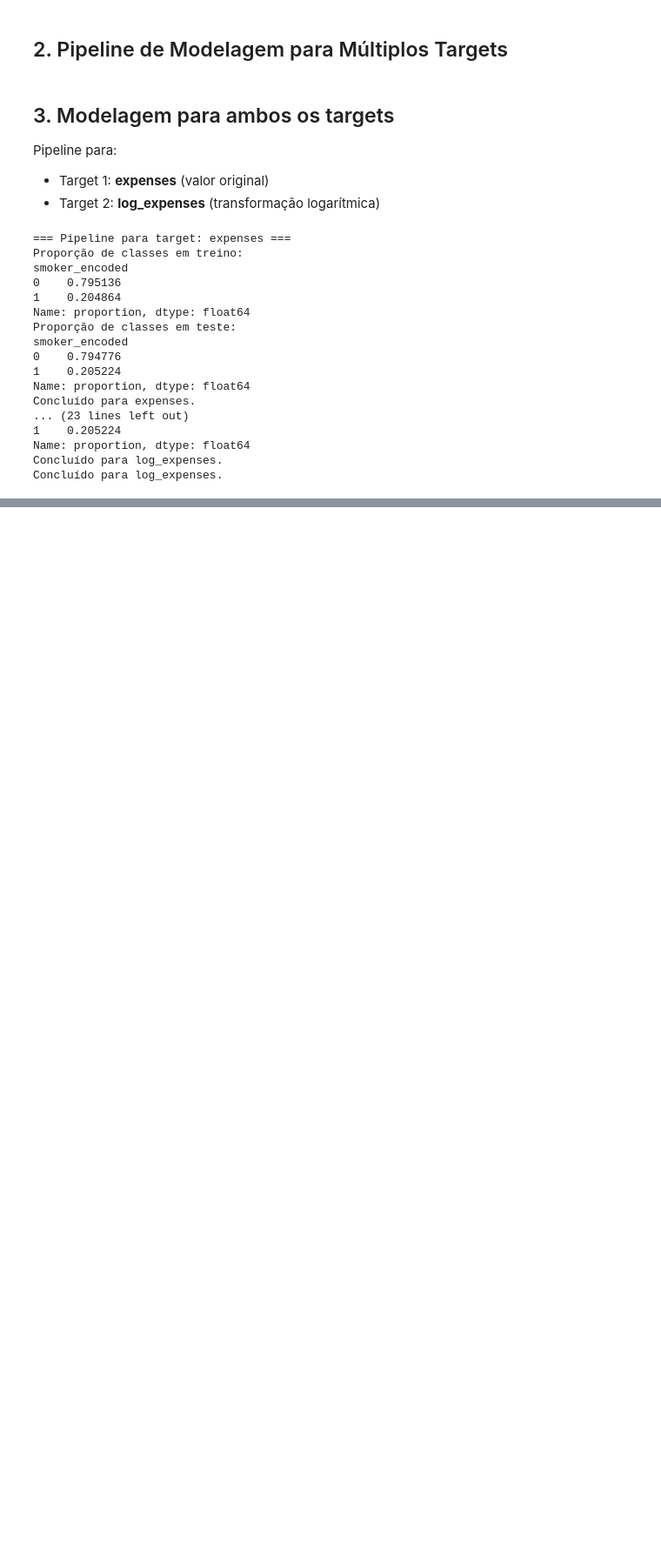
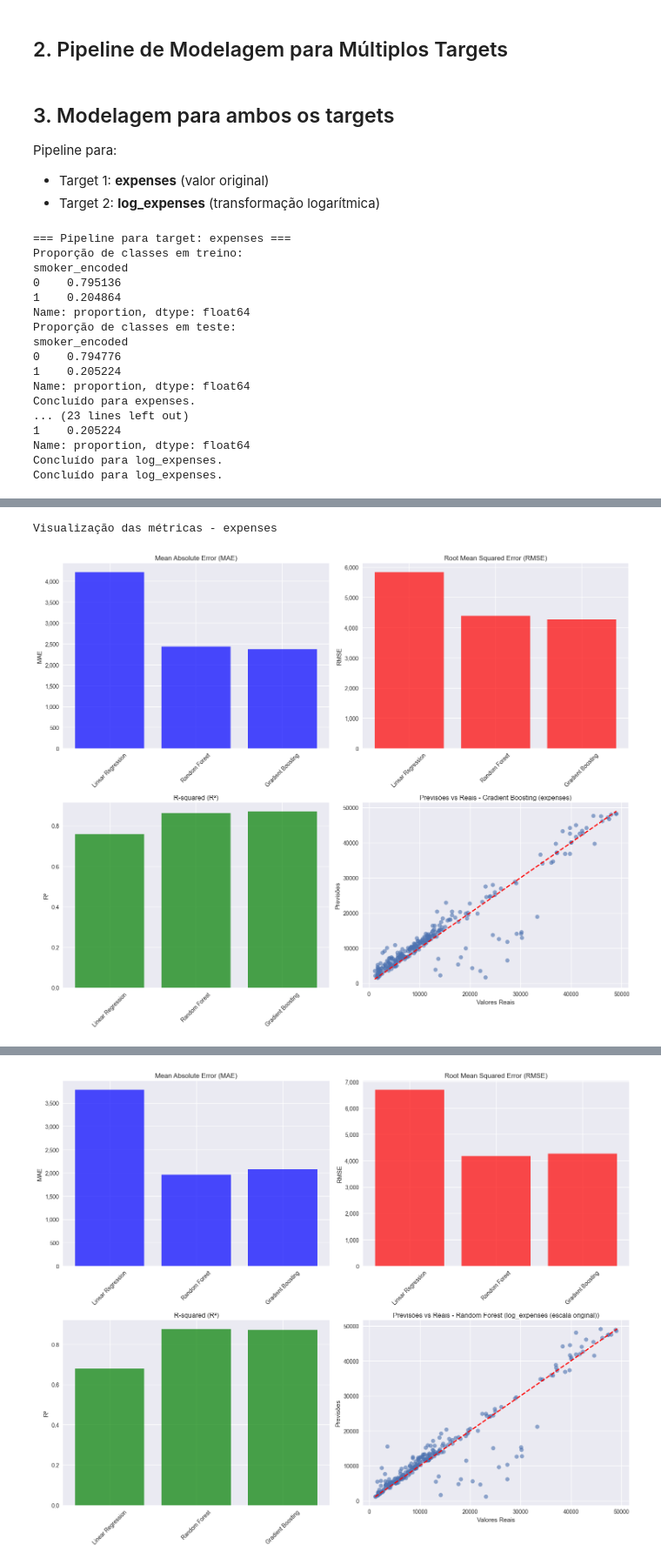
Before and after one commit to pradodis/FIAP_TC1, a Jupyter notebook: Notebook_TC1_FIAP_Sec5_Treinamento_Avaliacao.ipynb, the cells around one changed output, grey strips where cells are left out. Shown at 87% size. Cells and saved outputs as stored; diff of their text form; code cells hidden in the pictures; blank space fills up the shorter version.

```diff
--- a/Notebook_TC1_FIAP_Sec5_Treinamento_Avaliacao.ipynb
+++ b/Notebook_TC1_FIAP_Sec5_Treinamento_Avaliacao.ipynb
@@ -246,0 +300,78 @@ Concluído para log_expenses.
+# %%
+# Função das métricas e previsões
+def plot_metrics_and_predictions(results_df, y_test, predictions, best_model_name, best_predictions, target_label, revert_log=False):
+    import matplotlib.ticker as mticker
+    fig, ((ax1, ax2), (ax3, ax4)) = plt.subplots(2, 2, figsize=(15, 12))
+    models_names = results_df['Modelo']
+
+    # Se for log, converte para escala original
+    if revert_log:
+        y_test_plot = np.expm1(y_test)
+        preds_plot = {k: np.expm1(v) for k, v in predictions.items()}
+        best_pred_plot = np.expm1(best_predictions)
+    else:
+        y_test_plot = y_test
+        preds_plot = predictions
+        best_pred_plot = best_predictions
+
+    # MAE
+    ax1.bar(models_names, results_df['MAE'], color='blue', alpha=0.7)
+    ax1.set_title('Mean Absolute Error (MAE)')
+    ax1.set_ylabel('MAE')
+    ax1.tick_params(axis='x', rotation=45)
+    ax1.yaxis.set_major_formatter(mticker.FuncFormatter(lambda x, _: f'{x:,.0f}'))
+
+    # RMSE
+    ax2.bar(models_names, results_df['RMSE'], color='red', alpha=0.7)
+    ax2.set_title('Root Mean Squared Error (RMSE)')
+    ax2.set_ylabel('RMSE')
+    ax2.tick_params(axis='x', rotation=45)
+    ax2.yaxis.set_major_formatter(mticker.FuncFormatter(lambda x, _: f'{x:,.0f}'))
+
+    # R²
+    ax3.bar(models_names, results_df['R²'], color='green', alpha=0.7)
+    ax3.set_title('R-squared (R²)')
+    ax3.set_ylabel('R²')
+    ax3.tick_params(axis='x', rotation=45)
+
+    # melhor modelo
+    ax4.scatter(y_test_plot, best_pred_plot, alpha=0.6)
+    min_val = min(y_test_plot.min(), best_pred_plot.min())
+    max_val = max(y_test_plot.max(), best_pred_plot.max())
+    ax4.plot([min_val, max_val], [min_val, max_val], 'r--', lw=2)
+    ax4.set_xlabel('Valores Reais')
+    ax4.set_ylabel('Previsões')
+    ax4.set_title(f'Previsões vs Reais - {best_model_name} ({target_label})')
+
+    plt.tight_layout()
+    plt.show()
+
+    print(f"\nMELHOR MODELO ({target_label}): {best_model_name}")
+    print(f"R² Score: {results_df.loc[results_df['Modelo'] == best_model_name, 'R²'].values[0]:.4f}")
+
+# Expenses
+print("Visualização das métricas - expenses")
+plot_metrics_and_predictions(
+    pipeline_expenses['results_df'],
+    pipeline_expenses['y_test'],
+    pipeline_expenses['predictions'],
+    pipeline_expenses['best_model_name'],
+    pipeline_expenses['best_predictions'],
+    target_label='expenses',
+    revert_log=False
+)
+
+# Log_expenses (usa escala revertida)
+print("Visualização das métricas - log_expenses (métricas na escala original)")
+plot_metrics_and_predictions(
+    pipeline_log['results_df'],
+    pipeline_log['y_test'],
+    pipeline_log['predictions'],
+    pipeline_log['best_model_name'],
+    pipeline_log['best_predictions'],
+    target_label='log_expenses (escala original)',
+    revert_log=True
+)
+# %% [output]
+Visualização das métricas - expenses
+[figure, added]
@@ -246,0 +381 @@ Concluído para log_expenses.
+[figure, added]
```
Also changed, not shown: parts of 9 cells of this notebook, 1 other file.
